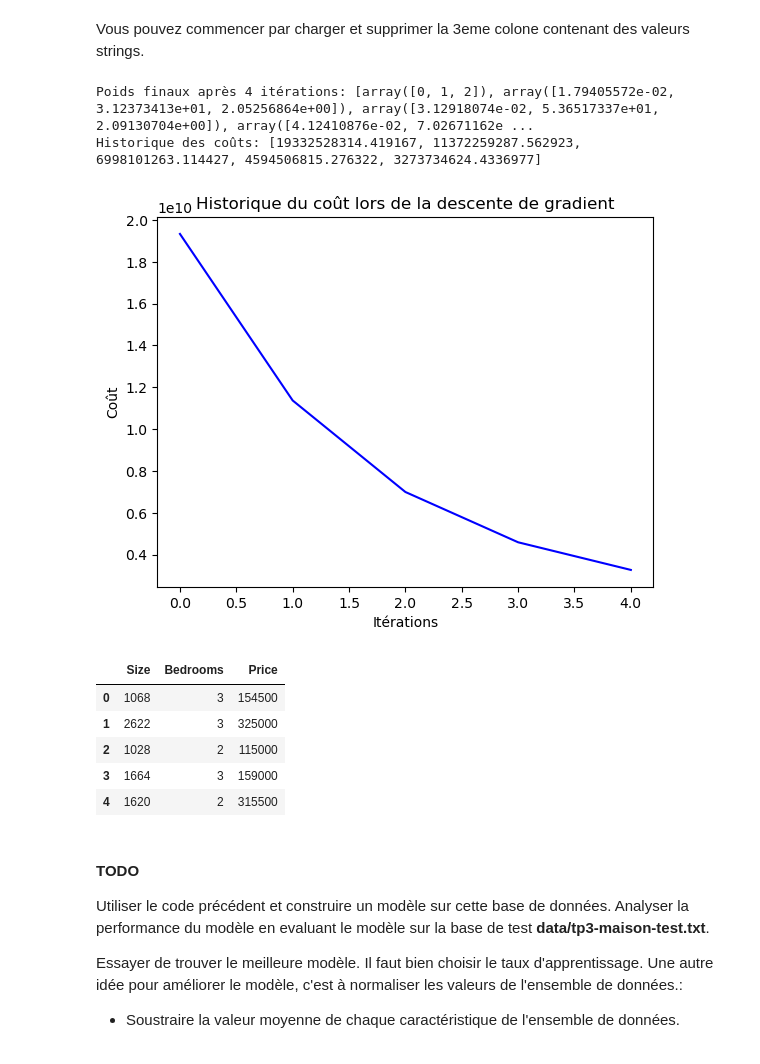
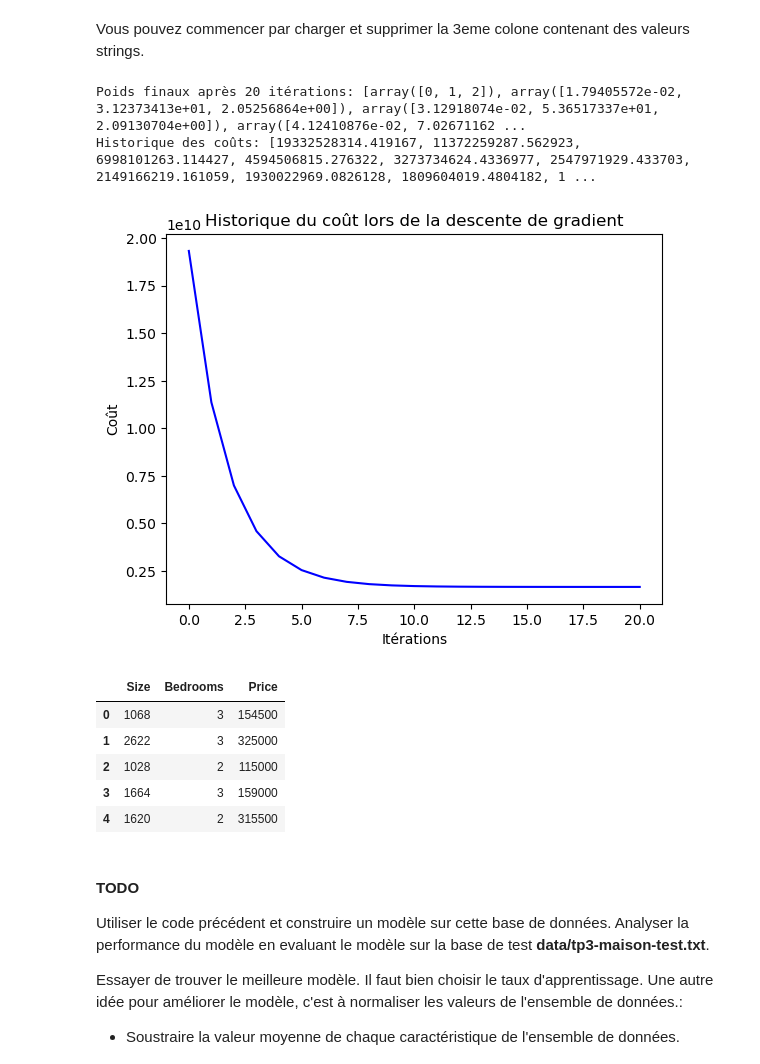
Before and after one commit to ibrahimOzocak/COURS, a Jupyter notebook: Optimisation/TP3 OZOCAK Ibrahim/TP-3-NoteÌ_GC.ipynb, the cells around one changed output. Drawn from its saved outputs; the diff is of its cells as text; code cells hidden in the pictures.

```diff
--- a/Optimisation/TP3 OZOCAK Ibrahim/TP-3-NoteÌ_GC.ipynb
+++ b/Optimisation/TP3 OZOCAK Ibrahim/TP-3-NoteÌ_GC.ipynb
@@ -131,37 +131,37 @@ data2 = pd.read_csv(file, header=None, names=['Size', 'Bedrooms', 'City',  'Pric
 
 # Remove the third column CITY (index 2, as Python indexing starts from 0)
 data2.drop(data2.columns[2], axis=1, inplace=True)
 myData = np.array(data2)
 w = np.array([0,1,2])
 
 # TODO: Définir le taux d'apprentissage
 alpha = 0.0000001
 
 X = myData[:, 0:2]
 X = np.c_[np.ones(X.shape[0]), X]
 y = myData[:,2]
 
-iterations = 4
+iterations = 20
 
 w_final, cost_history = gradient_descent(X, y, w, alpha, iterations)
 
 
 # Afficher les résultats
 print(f'Poids finaux après {iterations} itérations: {w_final}')
 print(f'Historique des coûts: {cost_history}')
 
 # Visualiser l'historique des coûts
 plt.plot(range(iterations+1), cost_history, 'b-')
 plt.xlabel('Itérations')
 plt.ylabel('Coût')
 plt.title('Historique du coût lors de la descente de gradient')
 plt.show()
 
 data2.head()
 # %% [output]
-Poids finaux après 4 itérations: [array([0, 1, 2]), array([1.79405572e-02, 3.12373413e+01, 2.05256864e+00]), array([3.12918074e-02, 5.36517337e+01, 2.09130704e+00]), array([4.12410876e-02, 7.02671162e ...
-Historique des coûts: [19332528314.419167, 11372259287.562923, 6998101263.114427, 4594506815.276322, 3273734624.4336977]
+Poids finaux après 20 itérations: [array([0, 1, 2]), array([1.79405572e-02, 3.12373413e+01, 2.05256864e+00]), array([3.12918074e-02, 5.36517337e+01, 2.09130704e+00]), array([4.12410876e-02, 7.02671162 ...
+Historique des coûts: [19332528314.419167, 11372259287.562923, 6998101263.114427, 4594506815.276322, 3273734624.4336977, 2547971929.433703, 2149166219.161059, 1930022969.0826128, 1809604019.4804182, 1 ...
-[figure, old version]
+[figure, new version]
 |  | Size | Bedrooms | Price |
 | 0 | 1068 | 3 | 154500 |
 | 1 | 2622 | 3 | 325000 |
```
